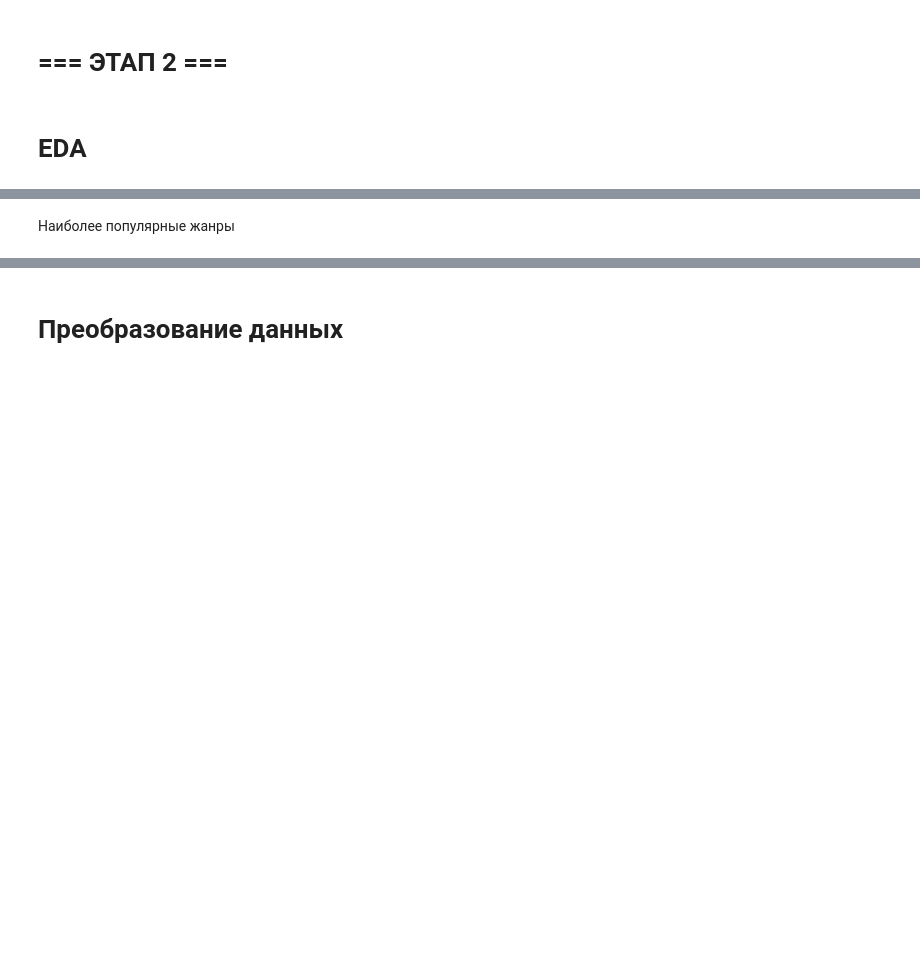
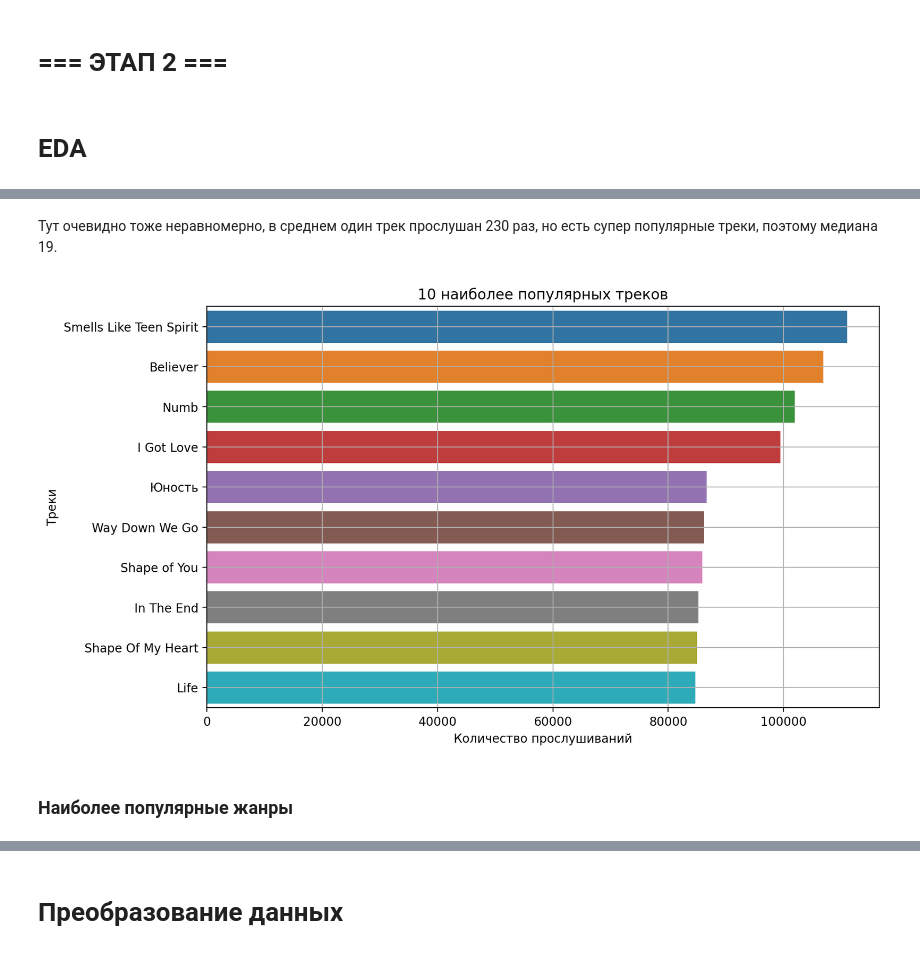
Before and after one commit to NikoMelnikov/mle-recsys-project, a Jupyter notebook: recommendations.ipynb, the cells around one changed output, grey strips where cells are left out. Drawn from its saved outputs; the diff is of its cells as text; code cells hidden in the pictures; blank space fills up the shorter version.

```diff
--- a/recommendations.ipynb
+++ b/recommendations.ipynb
@@ -196,2 +172,0 @@ tracks.sample(6)
-# %%
-tracks[['albums', 'artists', 'genres']] = tracks[['albums', 'artists', 'genres']].apply(lambda x: x.astype('int'))
@@ -442,2 +541,18 @@ user_id track_id
+# %% [markdown]
+Тут очевидно тоже неравномерно, в среднем один трек прослушан 230 раз, но есть супер популярные треки, поэтому медиана 19.
+# %%
+# объединяю с таблицей catalog_names, чтобы получить названия треков
+popular_tracks = track_counts.merge(catalog_names, left_on='track_id', right_on='id', how='left')
+
+# визуализация
+plt.figure(figsize=(10, 6))
+sns.barplot(data=popular_tracks.head(10), x='listen_count', y='name')
+plt.title('10 наиболее популярных треков')
+plt.xlabel('Количество прослушиваний')
+plt.ylabel('Треки')
+plt.grid()
+plt.show()
+# %% [output]
+[figure, added]
 # %% [markdown]
-Наиболее популярные жанры
+### Наиболее популярные жанры
```
Also changed, not shown: parts of 125 cells of this notebook, 1 other file.
